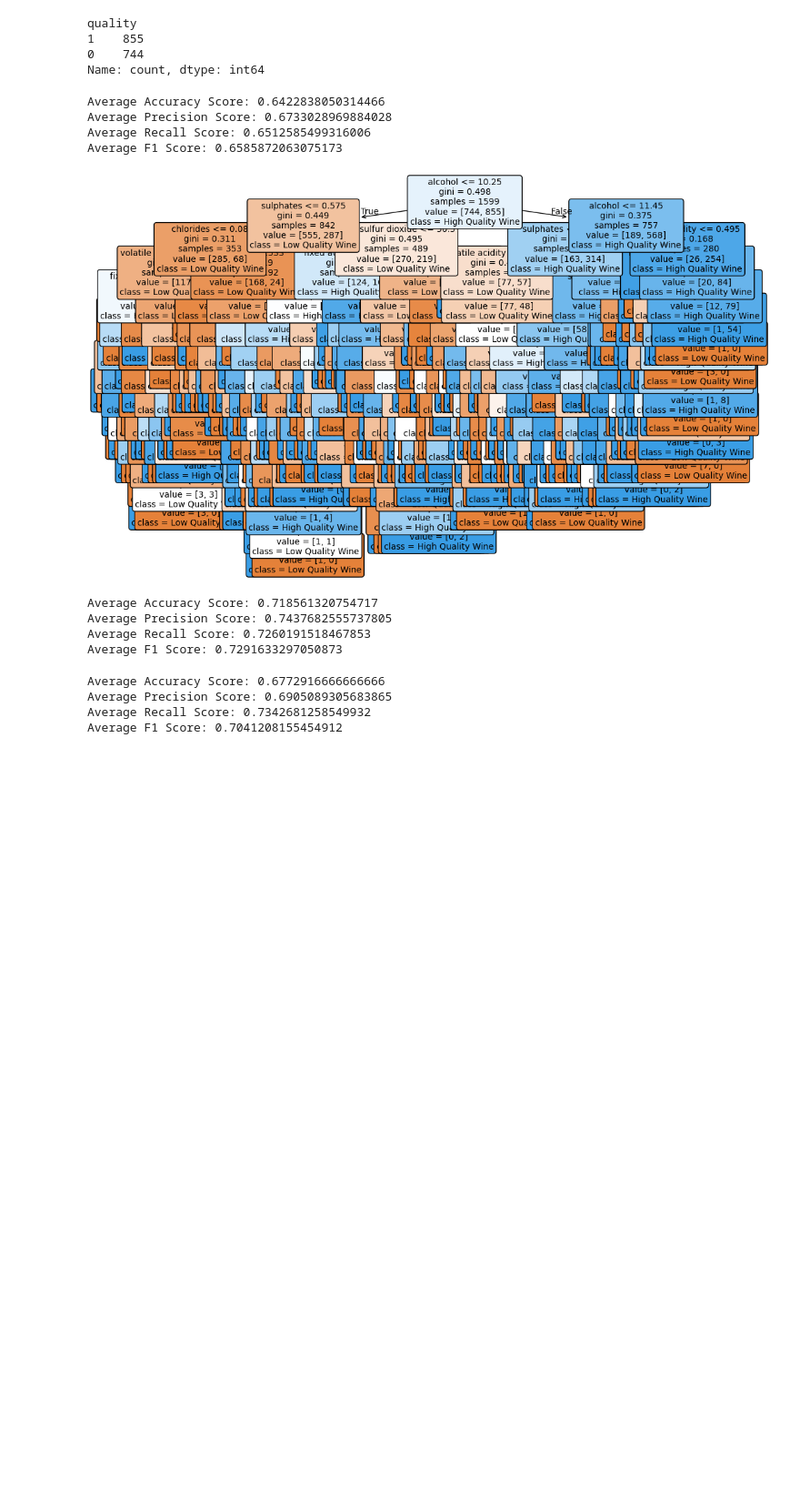
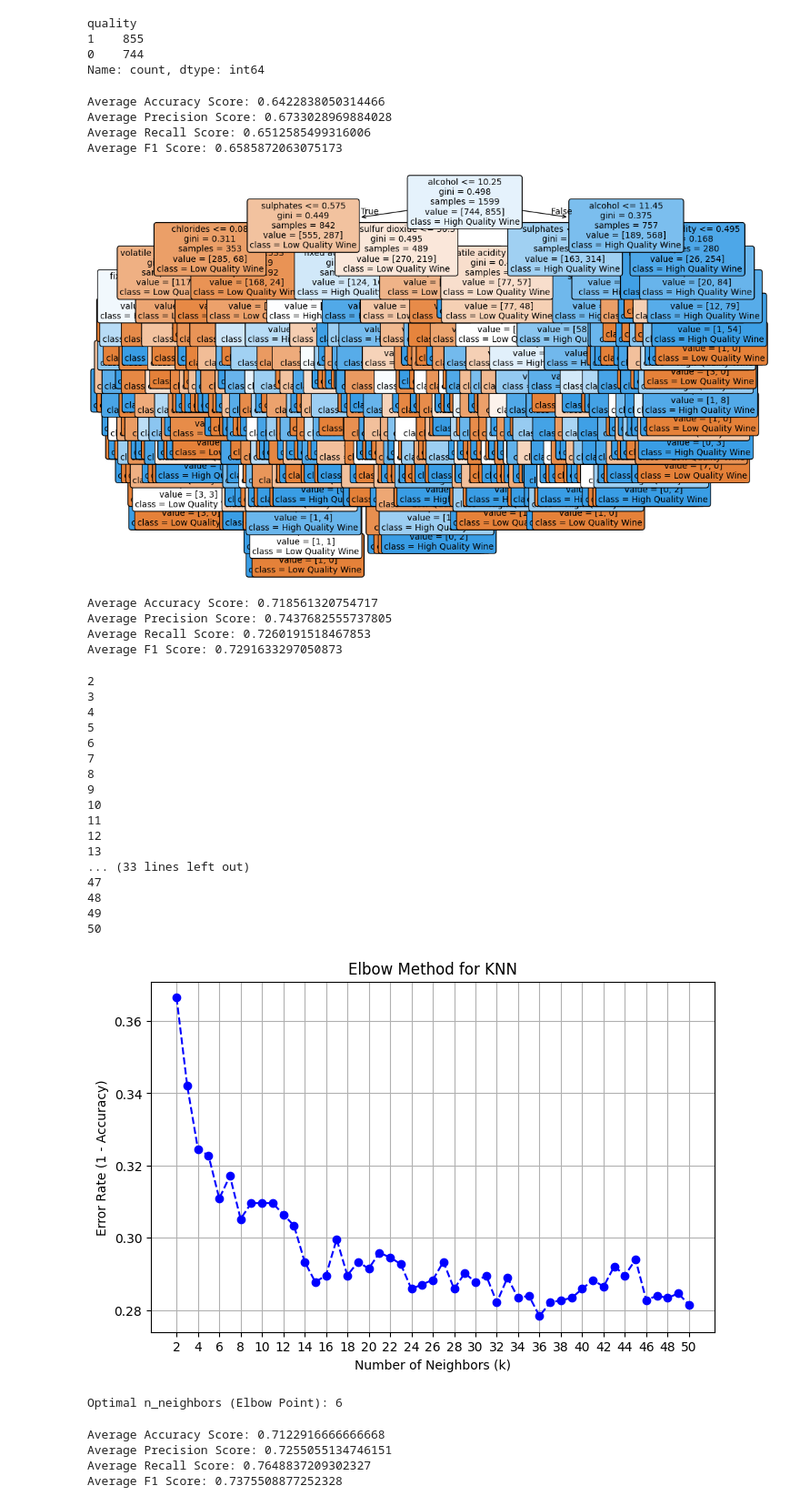
Before and after one commit to AidanR04/WineClassifier, a Jupyter notebook: project.ipynb, the cells around one changed output. Shown at 91% size. Cells and saved outputs as stored; diff of their text form; code cells hidden in the pictures; blank space fills up the shorter version.

```diff
--- a/project.ipynb
+++ b/project.ipynb
@@ -75,28 +77,68 @@ Average Accuracy Score: 0.718561320754717
 Average Precision Score: 0.7437682555737805
 Average Recall Score: 0.7260191518467853
 Average F1 Score: 0.7291633297050873
+# %%
+#Third model will be KNN
+
+sc = StandardScaler()
+X_scaled = sc.fit_transform(X)
+X_scaled = pd.DataFrame(X_scaled, columns=X.columns)
+
+error_rates = []
+
+for i in range (2, 51):
+    print(i)
+    knn = KNeighborsClassifier(n_neighbors=i)
+    score = (cross_val_score(knn, X_scaled, Y, cv=10, scoring='accuracy')).mean()
+    error_rates.append(1 - score)
+
+plt.figure(figsize=(8, 5))
+plt.plot(range(2, 51), error_rates, marker='o', linestyle='dashed', color='b')
+plt.xlabel("Number of Neighbors (k)")
+plt.ylabel("Error Rate (1 - Accuracy)")
+plt.title("Elbow Method for KNN")
+plt.xticks(np.arange(2, 51, step=2))
+plt.grid(True)
+plt.show()
+
+knee = KneeLocator(range(2, 51), error_rates, curve="convex", direction="decreasing")
+print(f"Optimal n_neighbors (Elbow Point): {knee.elbow}")
+# %% [output]
+2
+3
+4
+5
+6
+7
+8
+9
+10
+11
+12
+13
+... (33 lines left out)
+47
+48
+49
+50
+[figure, added]
+Optimal n_neighbors (Elbow Point): 6
 # %%
-#Third model will be KNN
+#We are now testing the optimal KNN model
+knn = KNeighborsClassifier(n_neighbors=15)
 
-sc = StandardScaler()
-X_scaled = sc.fit_transform(X)
-X_scaled = pd.DataFrame(X_scaled, columns=X.columns)
-
-knn = KNeighborsClassifier(n_neighbors=5)
-knn.fit(X_scaled, Y)
-
-accuracy_score = (cross_val_score(knn, X_scaled, Y, cv=10, scoring='accuracy')).mean()
-precision_score = (cross_val_score(knn, X_scaled, Y, cv=10, scoring='precision')).mean()
-recall_score = (cross_val_score(knn, X_scaled, Y, cv=10, scoring='recall')).mean()
-f1_score = (cross_val_score(knn, X_scaled, Y, cv=10, scoring='f1')).mean()
+accuracy_score_knn = (cross_val_score(knn, X_scaled, Y, cv=10, scoring='accuracy')).mean()
+precision_score_knn = (cross_val_score(knn, X_scaled, Y, cv=10, scoring='precision')).mean()
+recall_score_knn = (cross_val_score(knn, X_scaled, Y, cv=10, scoring='recall')).mean()
+f1_score_knn = (cross_val_score(knn, X_scaled, Y, cv=10, scoring='f1')).mean()
 
 
-print(f'Average Accuracy Score: {accuracy_score}')
-print(f'Average Precision Score: {precision_score}')
-print(f'Average Recall Score: {recall_score}')
-print(f'Average F1 Score: {f1_score}')
+print(f'Average Accuracy Score: {accuracy_score_knn}')
+print(f'Average Precision Score: {precision_score_knn}')
+print(f'Average Recall Score: {recall_score_knn}')
+print(f'Average F1 Score: {f1_score_knn}')
 # %% [output]
-Average Accuracy Score: 0.6772916666666666
-Average Precision Score: 0.6905089305683865
-Average Recall Score: 0.7342681258549932
-Average F1 Score: 0.7041208155454912
+Average Accuracy Score: 0.7122916666666668
+Average Precision Score: 0.7255055134746151
+Average Recall Score: 0.7648837209302327
+Average F1 Score: 0.7375508877252328
```
Also changed, not shown: parts of 15 cells of this notebook.
